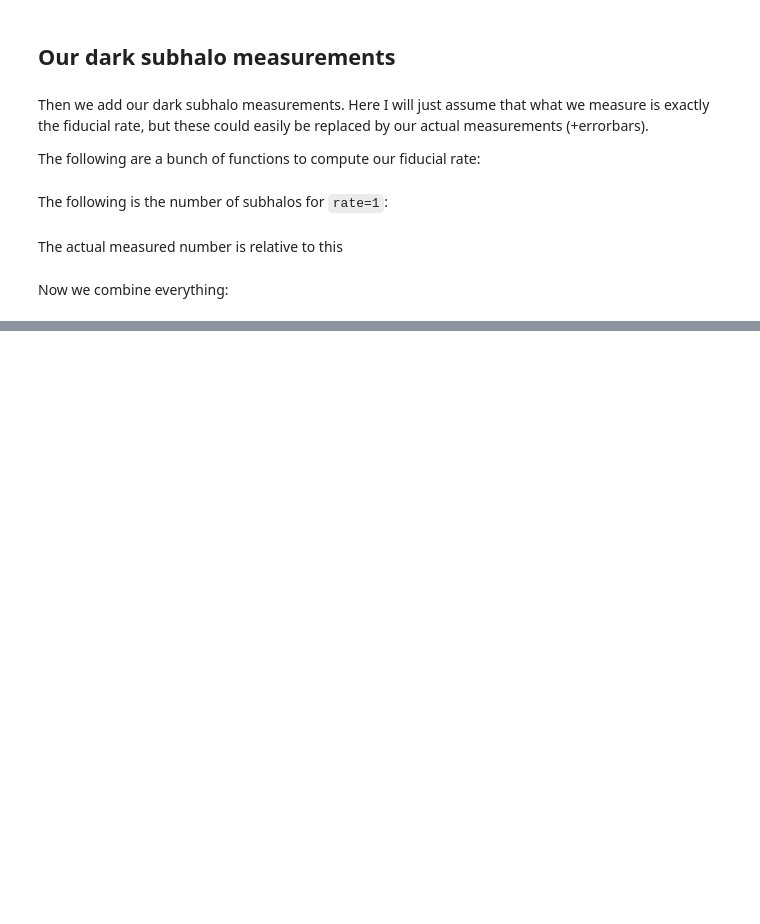
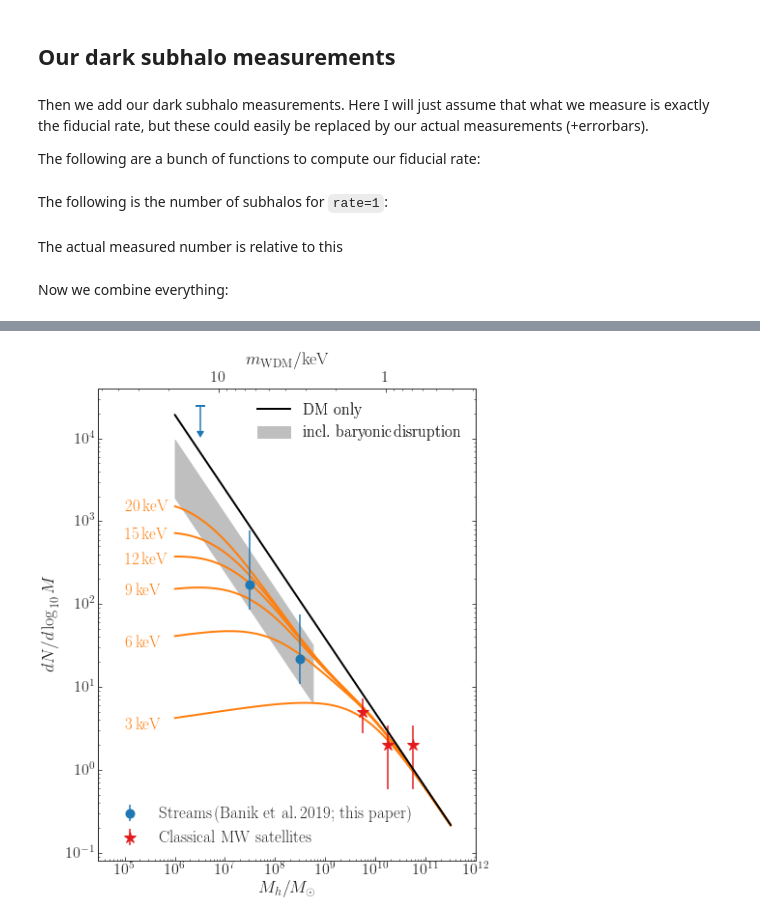
Before and after one commit to nbanik/Analyze_GD-1, a Jupyter notebook: MilkyWay-Subhalo-Mass-Function.ipynb, the cells around one changed output, grey strips where cells are left out. Drawn from its saved outputs; the diff is of its cells as text; code cells hidden in the pictures; blank space fills up the shorter version.

```diff
--- a/MilkyWay-Subhalo-Mass-Function.ipynb
+++ b/MilkyWay-Subhalo-Mass-Function.ipynb
@@ -140,0 +184,5 @@ plot_massfunction(add_mwdm=True)#,savefilename='subhalo_massfunction.pdf')
+# %%
+figsize(7,9)
+plot_massfunction(add_mwdm=True,add_wdmmodels=True)#,savefilename='subhalo_massfunction_wwdm.pdf')
+# %% [output]
+[figure, added]
```
Also changed, not shown: parts of 5 cells of this notebook.
